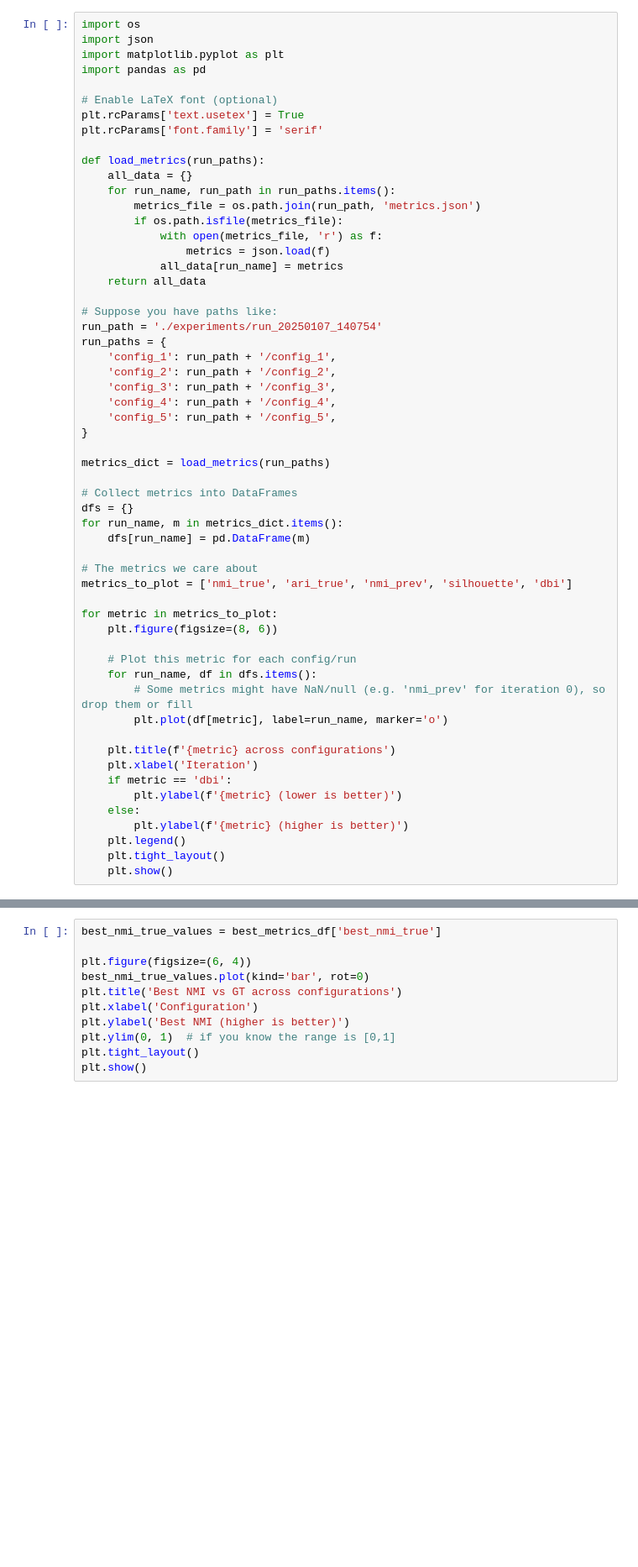
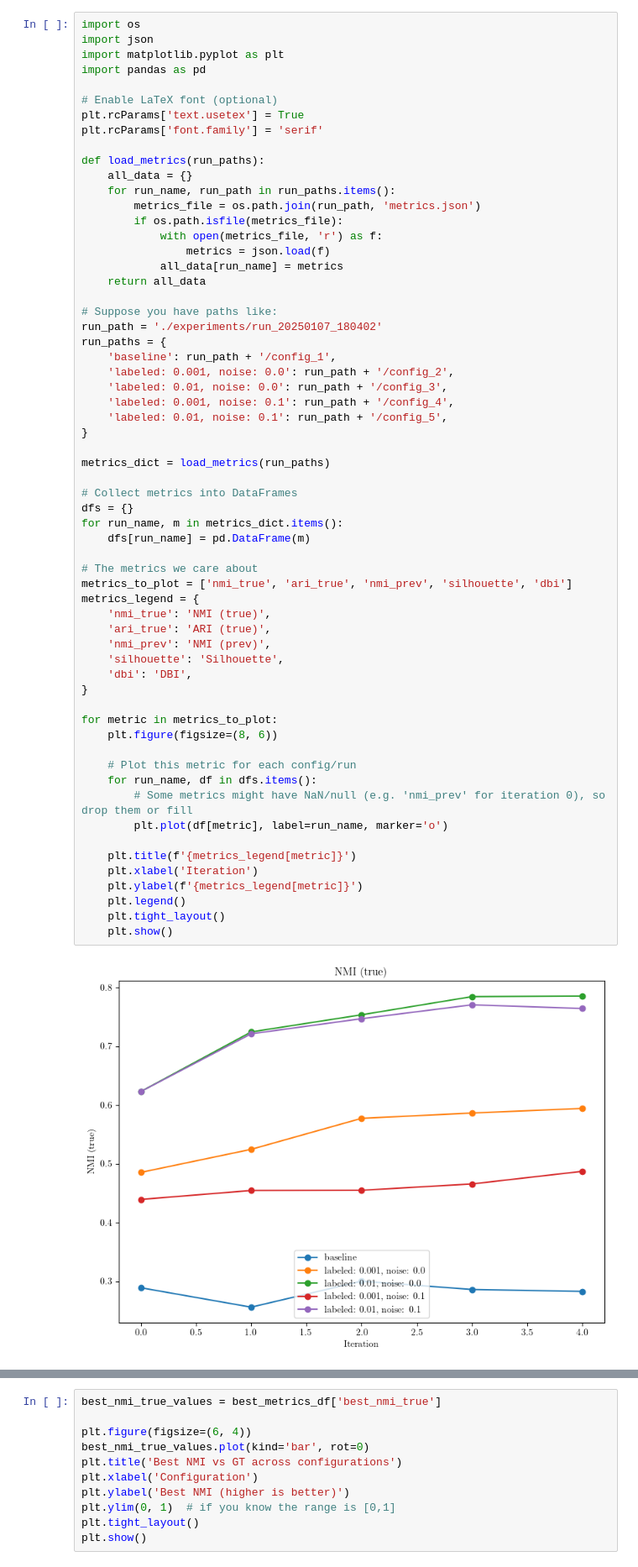
Before and after one commit to lnueesch/dl-project, a Jupyter notebook: deepcluster_implementation/eval_plots.ipynb, the cells around one changed output, grey strips where cells are left out. Shown: that part at 84% size. Saved outputs shown, nothing was run; the diff lists cells and outputs as text; blank space fills up the shorter version.

```diff
--- a/deepcluster_implementation/eval_plots.ipynb
+++ b/deepcluster_implementation/eval_plots.ipynb
@@ -17,41 +17,47 @@ def load_metrics(run_paths):
                 metrics = json.load(f)
             all_data[run_name] = metrics
     return all_data
 
 # Suppose you have paths like:
-run_path = './experiments/run_20250107_140754'
+run_path = './experiments/run_20250107_180402'
 run_paths = {
-    'config_1': run_path + '/config_1',
-    'config_2': run_path + '/config_2',
-    'config_3': run_path + '/config_3',
-    'config_4': run_path + '/config_4',
-    'config_5': run_path + '/config_5',
+    'baseline': run_path + '/config_1',
+    'labeled: 0.001, noise: 0.0': run_path + '/config_2',
+    'labeled: 0.01, noise: 0.0': run_path + '/config_3',
+    'labeled: 0.001, noise: 0.1': run_path + '/config_4',
+    'labeled: 0.01, noise: 0.1': run_path + '/config_5',
 }
 
 metrics_dict = load_metrics(run_paths)
 
 # Collect metrics into DataFrames
 dfs = {}
 for run_name, m in metrics_dict.items():
     dfs[run_name] = pd.DataFrame(m)
 
 # The metrics we care about
 metrics_to_plot = ['nmi_true', 'ari_true', 'nmi_prev', 'silhouette', 'dbi']
+metrics_legend = {
+    'nmi_true': 'NMI (true)',
+    'ari_true': 'ARI (true)',
+    'nmi_prev': 'NMI (prev)',
+    'silhouette': 'Silhouette',
+    'dbi': 'DBI',
+}
 
 for metric in metrics_to_plot:
     plt.figure(figsize=(8, 6))
 
     # Plot this metric for each config/run
     for run_name, df in dfs.items():
         # Some metrics might have NaN/null (e.g. 'nmi_prev' for iteration 0), so drop them or fill
         plt.plot(df[metric], label=run_name, marker='o')
 
-    plt.title(f'{metric} across configurations')
+    plt.title(f'{metrics_legend[metric]}')
     plt.xlabel('Iteration')
-    if metric == 'dbi':
-        plt.ylabel(f'{metric} (lower is better)')
-    else:
-        plt.ylabel(f'{metric} (higher is better)')
+    plt.ylabel(f'{metrics_legend[metric]}')
     plt.legend()
     plt.tight_layout()
     plt.show()
+# %% [output]
+[figure, added]
```
Also changed, not shown: parts of 1 cell of this notebook, 1 other file.
